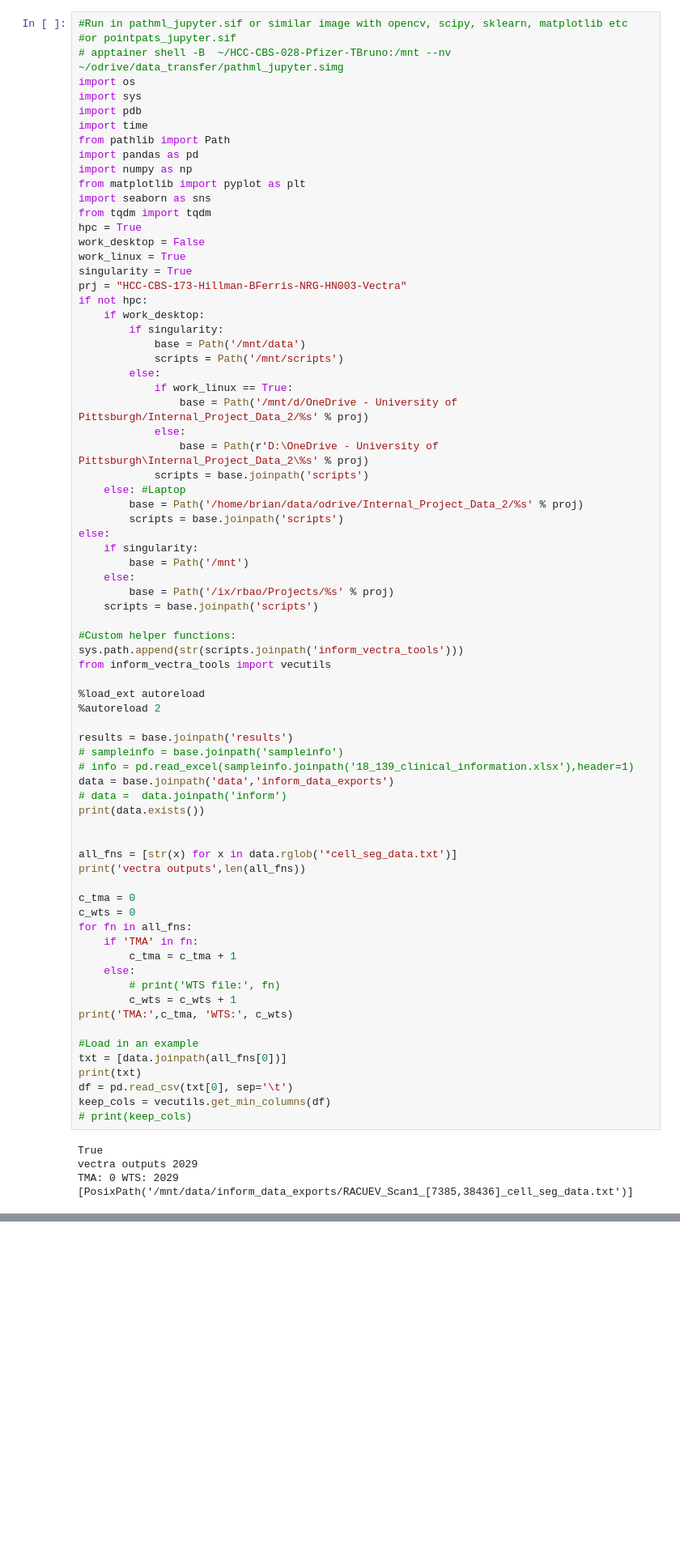
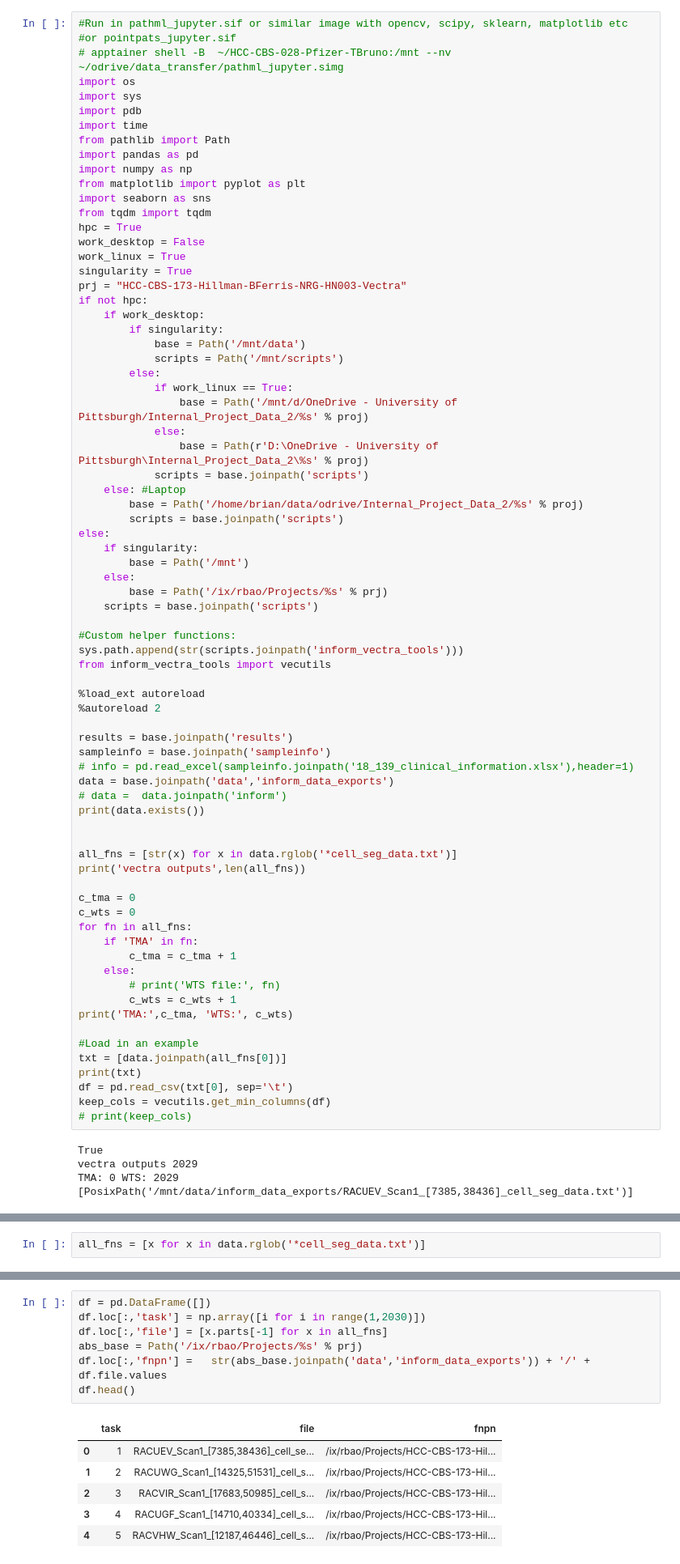
Before and after one commit to KidElectric/173-BFerris-NRG-HN003-Vectra, a Jupyter notebook: 00_combine_inform_vectra_outputs.ipynb, the cells around one changed output, grey strips where cells are left out. Shown at 81% size. Cells and saved outputs as stored; diff of their text form; blank space fills up the shorter version.

```diff
--- a/00_combine_inform_vectra_outputs.ipynb
+++ b/00_combine_inform_vectra_outputs.ipynb
@@ -37,7 +37,7 @@ else:
     if singularity:
         base = Path('/mnt')
     else:
-        base = Path('/ix/rbao/Projects/%s' % proj)
+        base = Path('/ix/rbao/Projects/%s' % prj)
     scripts = base.joinpath('scripts')
 
 #Custom helper functions:
@@ -48,7 +48,7 @@ from inform_vectra_tools import vecutils
 %autoreload 2
 
 results = base.joinpath('results')
-# sampleinfo = base.joinpath('sampleinfo')
+sampleinfo = base.joinpath('sampleinfo')
 # info = pd.read_excel(sampleinfo.joinpath('18_139_clinical_information.xlsx'),header=1)
 data = base.joinpath('data','inform_data_exports')
 # data =  data.joinpath('inform')
@@ -85,0 +88,2 @@ len(keep_cols)
+# %%
+all_fns = [x for x in data.rglob('*cell_seg_data.txt')]
@@ -85,0 +97,14 @@ len(keep_cols)
+# %%
+df = pd.DataFrame([])
+df.loc[:,'task'] = np.array([i for i in range(1,2030)])
+df.loc[:,'file'] = [x.parts[-1] for x in all_fns]
+abs_base = Path('/ix/rbao/Projects/%s' % prj)
+df.loc[:,'fnpn'] =   str(abs_base.joinpath('data','inform_data_exports')) + '/' + df.file.values
+df.head()
+# %% [output]
+|  | task | file | fnpn |
+| 0 | 1 | RACUEV_Scan1_[7385,38436]_cell_se... | /ix/rbao/Projects/HCC-CBS-173-Hil... |
+| 1 | 2 | RACUWG_Scan1_[14325,51531]_cell_s... | /ix/rbao/Projects/HCC-CBS-173-Hil... |
+| 2 | 3 | RACVIR_Scan1_[17683,50985]_cell_s... | /ix/rbao/Projects/HCC-CBS-173-Hil... |
+| 3 | 4 | RACUGF_Scan1_[14710,40334]_cell_s... | /ix/rbao/Projects/HCC-CBS-173-Hil... |
+| 4 | 5 | RACVHW_Scan1_[12187,46446]_cell_s... | /ix/rbao/Projects/HCC-CBS-173-Hil... |
```
Also changed, not shown: parts of 7 cells of this notebook, 5 other files.
